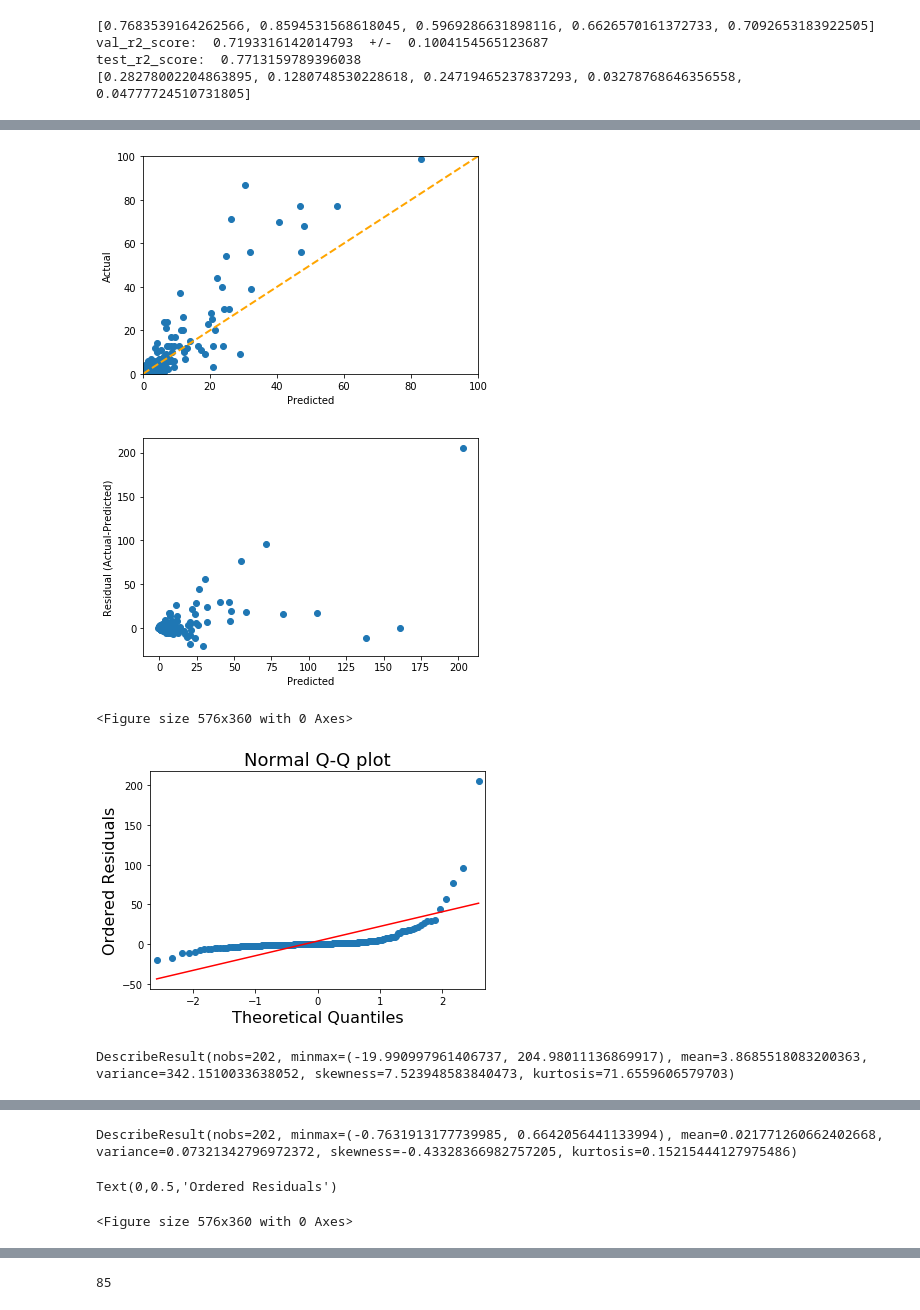
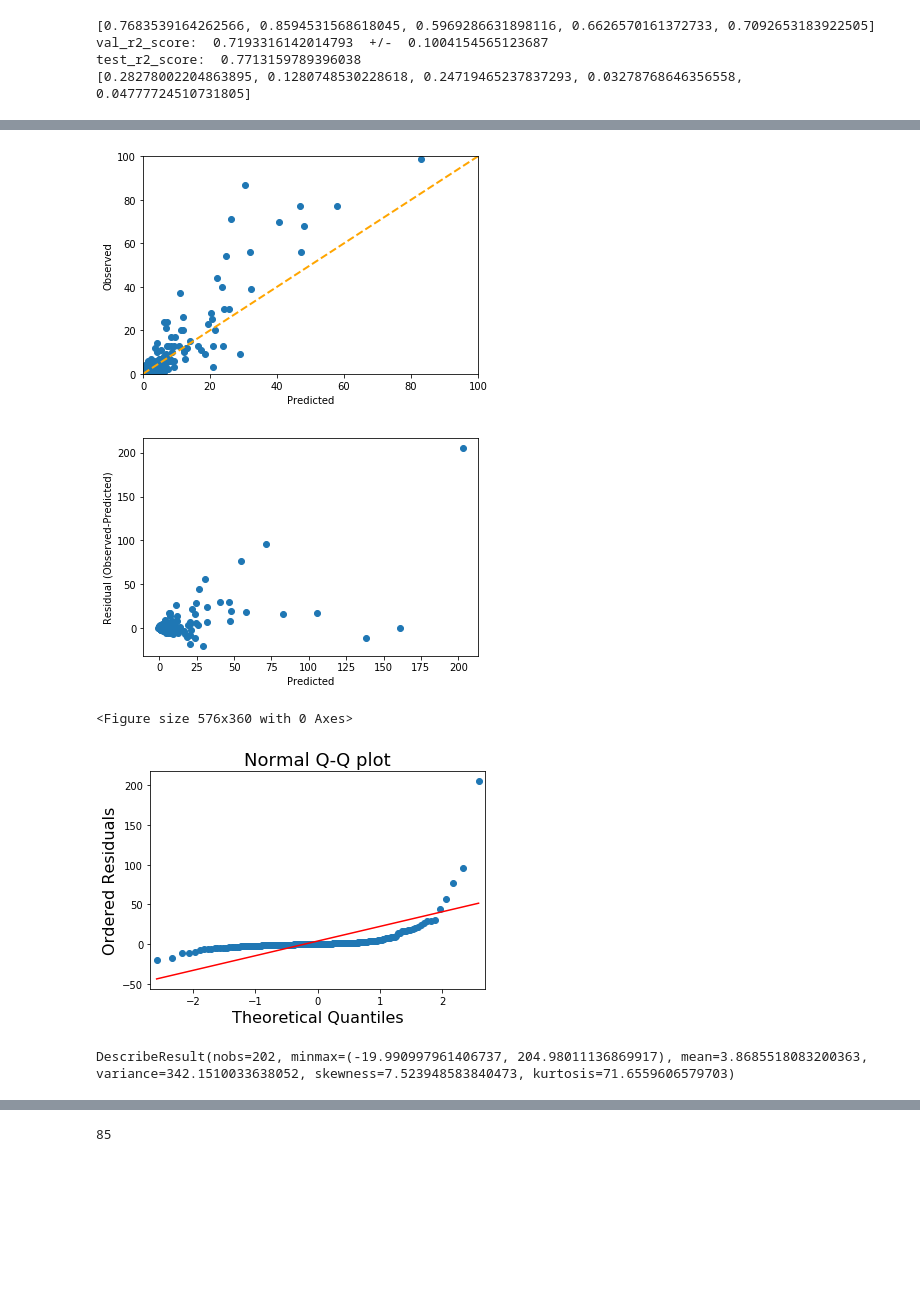
Before and after one commit to harrisonized/Predicting_Popularity_of_Rock_Climbs, a Jupyter notebook: log-linear-vs-poisson-regression.ipynb, the cells around one changed output, grey strips where cells are left out. Cells and saved outputs as stored; diff of their text form; code cells hidden in the pictures; blank space fills up the shorter version.

```diff
--- a/log-linear-vs-poisson-regression.ipynb
+++ b/log-linear-vs-poisson-regression.ipynb
@@ -18,7 +18,7 @@ from sklearn.preprocessing import StandardScaler
 from sklearn.linear_model import Lasso, Ridge, lars_path
 # %%
 #Imports
-data_df = pd.read_csv(r"Data/Processed CSV/bishop_proc_log_sqrt_df.csv")
+data_df = pd.read_csv(r"data/processed-csv/bishop-proc-log-sqrt-df.csv")
 data_df = data_df.drop(columns = {"Unnamed: 0"}).dropna()
 data_df
 # %% [output]
@@ -136,60 +136,34 @@ Warnings:
 # %%
 ax = plt.scatter(10**ols_results.predict(sm.add_constant(features_test_scaled_array))-1, 10**target_test_ser-1)
 plt.plot([0, 500], [0, 500], c='orange', lw = 2, ls='--', label= "Equal")
 plt.xlabel('Predicted')
 plt.xlim(0, 100)
-plt.ylabel('Actual')
+plt.ylabel('Observed')
 plt.ylim(0, 100)
-#plt.savefig("image2.png", transparent=False)
+plt.savefig("figures/bishop/log-linear/predicted-vs-observed.png", transparent=True, bbox_inches="tight")
 plt.show()
 
 X = 10**ols_results.predict(sm.add_constant(features_test_scaled_array))-1
 y = 10**target_test_ser-1
 ax = plt.scatter(X, y-X)
 plt.xlabel('Predicted')
-plt.ylabel('Residual (Actual-Predicted)')
-#plt.savefig("image2.png", transparent=False)
+plt.ylabel('Residual (Observed-Predicted)')
+plt.savefig("figures/bishop/log-linear/predicted-vs-residual.png", transparent=True, bbox_inches="tight")
 plt.show()
 
 plt.figure(figsize=(8, 5))
 res = y-X # residuals
 fig = sm.qqplot(res, line='s', color = '#1f77b4')
 plt.title("Normal Q-Q plot", fontsize=18)
 plt.xlabel("Theoretical Quantiles", fontsize=16)
 plt.ylabel("Ordered Residuals", fontsize=16)
-#plt.savefig("Figures/Bishop/Q-Q Plot.png", transparent=True, bbox_inches="tight")
+plt.savefig("figures/bishop/log-linear/normal-qq-plot.png", transparent=True, bbox_inches="tight")
 plt.show()
 
 print(describe(y-X))
-
-X = ols_results.predict(sm.add_constant(features_test_scaled_array))
-y = target_test_ser
-ax = plt.scatter(X, y)
-plt.xlabel('Predicted')
-plt.ylabel('Residual (Actual-Predicted)')
-#plt.savefig("image2.png", transparent=False)
-plt.show()
-
-X = ols_results.predict(sm.add_constant(features_test_scaled_array))
-y = target_test_ser
-ax = plt.scatter(X, y-X)
-plt.xlabel('Predicted')
-plt.ylabel('Residual (Actual-Predicted)')
-#plt.savefig("image2.png", transparent=False)
-plt.show()
-
-print(describe(y-X))
-
-plt.figure(figsize=(8, 5))
-res = y-X # residuals
-fig = sm.qqplot(res, line='s', color = '#1f77b4')
-plt.title("Normal Q-Q plot", fontsize=18)
-plt.xlabel("Theoretical Quantiles", fontsize=16)
-plt.ylabel("Ordered Residuals", fontsize=16)
-#plt.savefig("Figures/Bishop/Q-Q Plot.png", transparent=True, bbox_inches="tight")
 # %% [output]
-[figure, old version]
+[figure, new version]
-[figure, old version]
+[figure, new version]
 <Figure size 576x360 with 0 Axes>
 [figure]
 DescribeResult(nobs=202, minmax=(-19.990997961406737, 204.98011136869917), mean=3.8685518083200363, variance=342.1510033638052, skewness=7.523948583840473, kurtosis=71.6559606579703)
@@ -198,3 +169,0 @@ DescribeResult(nobs=202, minmax=(-19.990997961406737, 204.98011136869917), mean=
-DescribeResult(nobs=202, minmax=(-0.7631913177739985, 0.6642056441133994), mean=0.021771260662402668, variance=0.07321342796972372, skewness=-0.43328366982757205, kurtosis=0.15215444127975486)
-Text(0,0.5,'Ordered Residuals')
-<Figure size 576x360 with 0 Axes>
```
Also changed, not shown: parts of 8 cells of this notebook, 16 other files.
